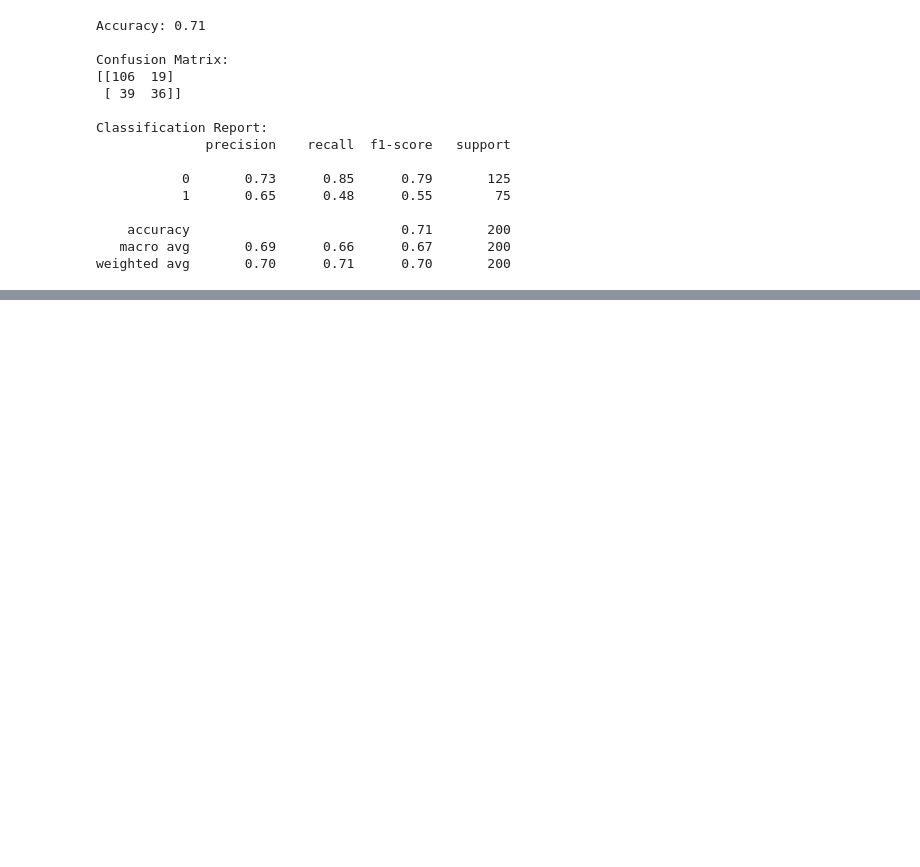
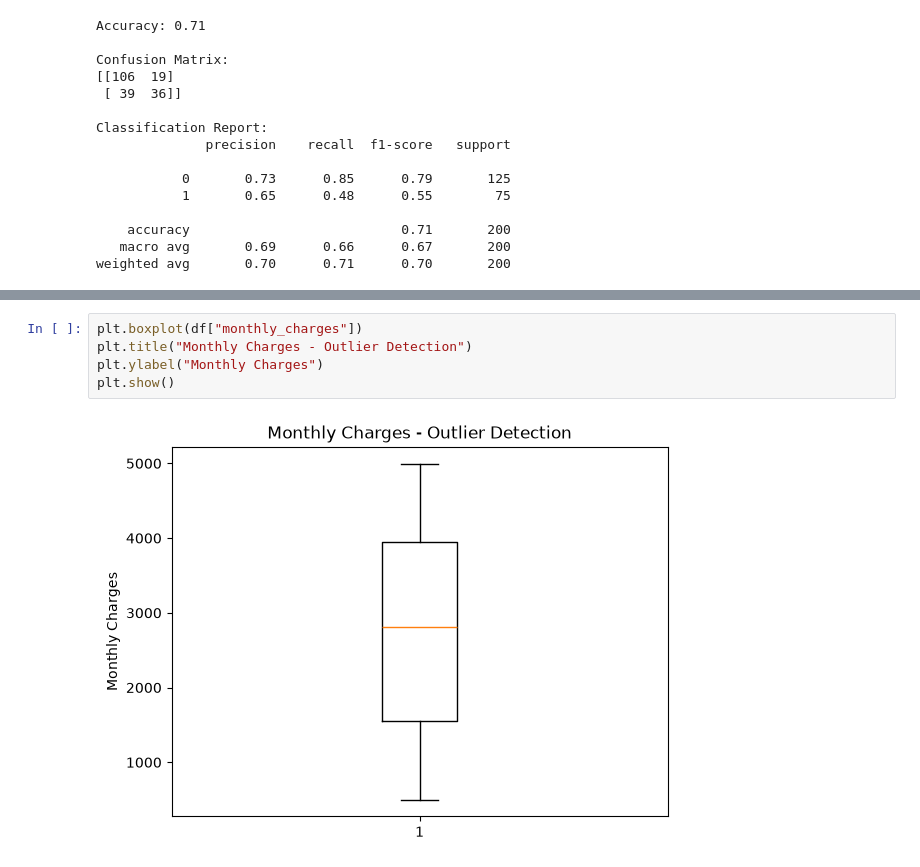
Before and after one commit to Chetan-Chandra/AI-Mastery, a Jupyter notebook: 01_customer_churn_prediction.ipynb, the cells around one changed output, grey strips where cells are left out. Saved outputs shown, nothing was run; the diff lists cells and outputs as text; blank space fills up the shorter version.

```diff
--- a/01_customer_churn_prediction.ipynb
+++ b/01_customer_churn_prediction.ipynb
@@ -216,0 +337,7 @@ weighted avg       0.70      0.71      0.70       200
+# %%
+plt.boxplot(df["monthly_charges"])
+plt.title("Monthly Charges - Outlier Detection")
+plt.ylabel("Monthly Charges")
+plt.show()
+# %% [output]
+[figure, added]
```
Also changed, not shown: parts of 11 cells of this notebook, 2 other files.
